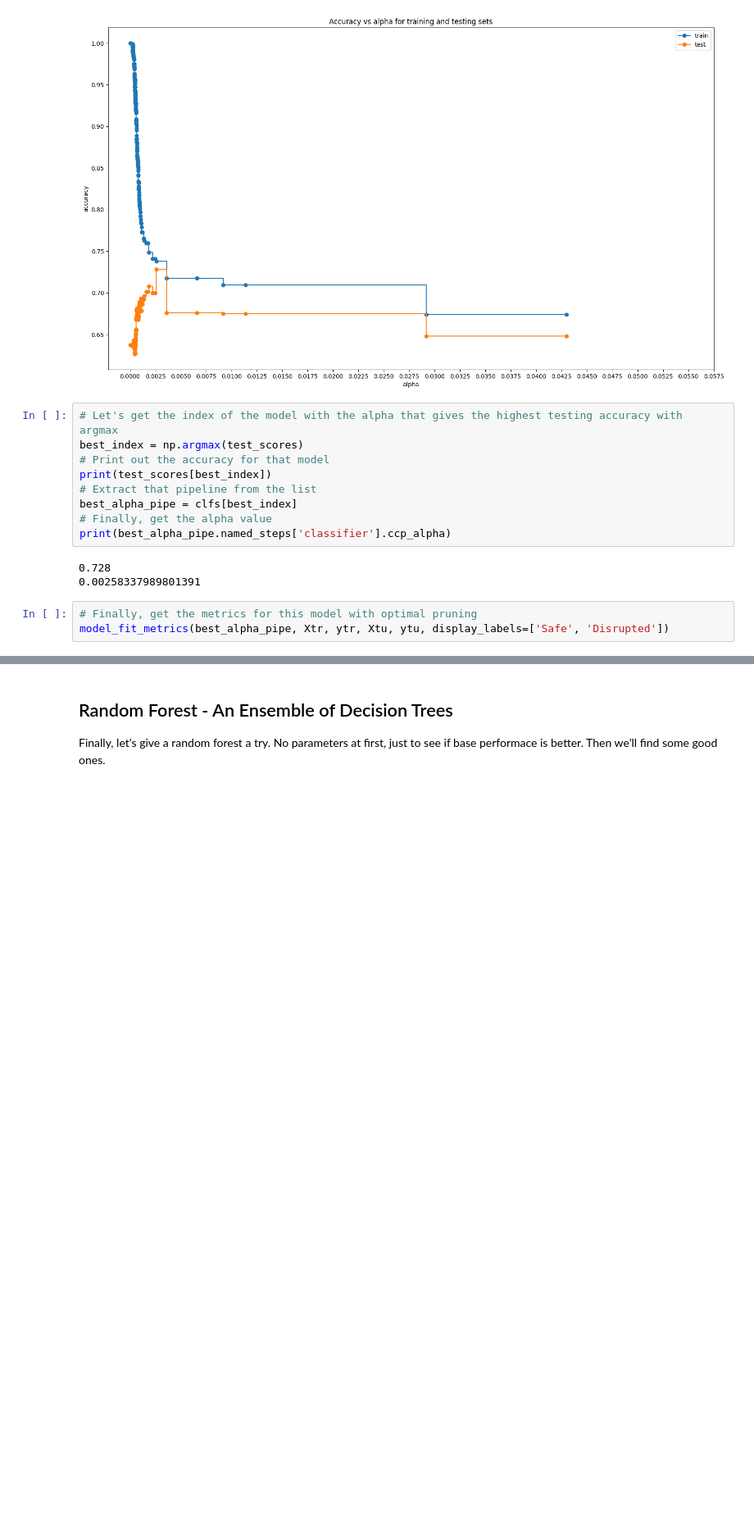
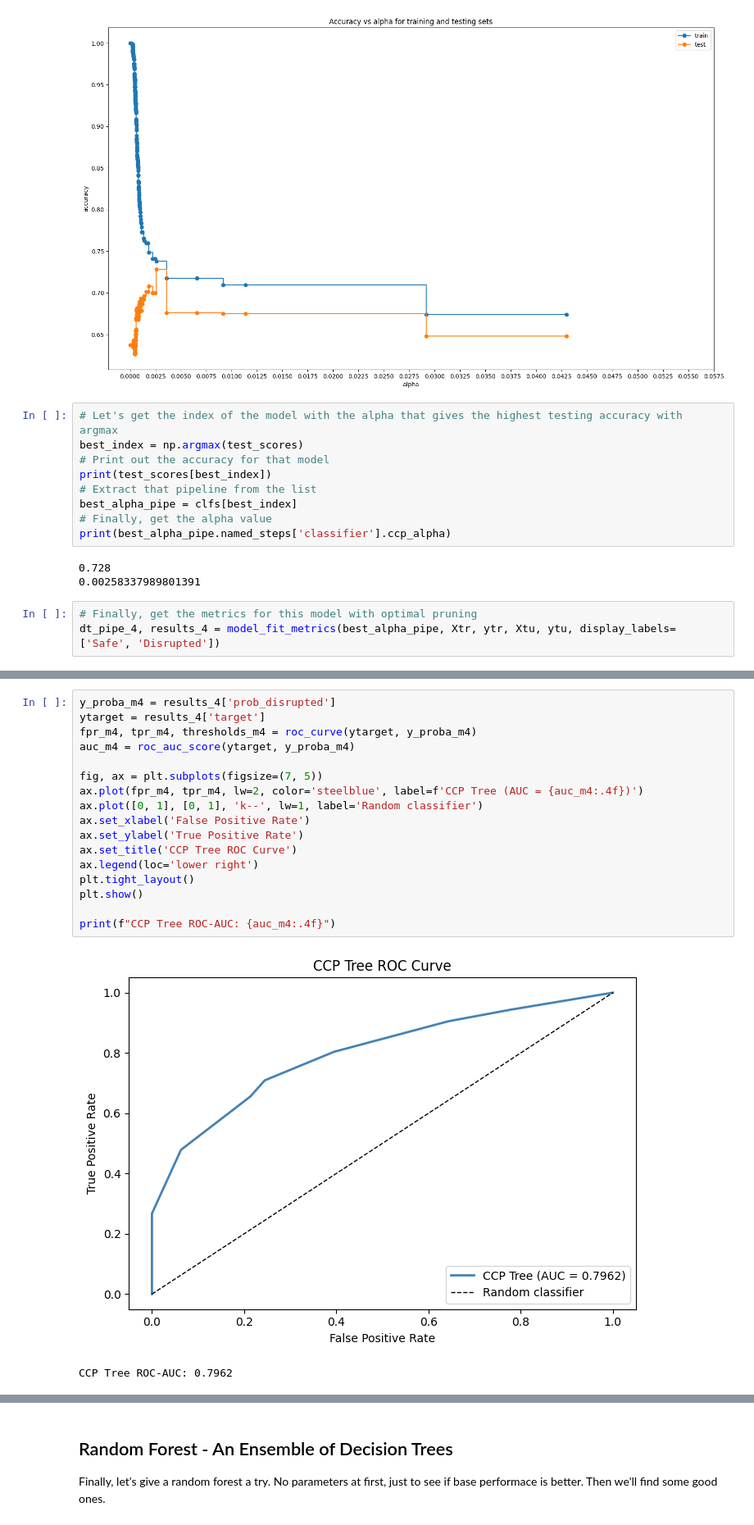
Before and after one commit to CB12354/DS3021-final, a Jupyter notebook: decision-tree.ipynb, the cells around one changed output, grey strips where cells are left out. Shown at 82% size. Saved outputs shown, nothing was run; the diff lists cells and outputs as text; blank space fills up the shorter version.

````diff
--- a/decision-tree.ipynb
+++ b/decision-tree.ipynb
@@ -566,7 +633,7 @@ print(best_alpha_pipe.named_steps['classifier'].ccp_alpha)
 0.00258337989801391
 # %%
 # Finally, get the metrics for this model with optimal pruning
-model_fit_metrics(best_alpha_pipe, Xtr, ytr, Xtu, ytu, display_labels=['Safe', 'Disrupted'])
+dt_pipe_4, results_4 = model_fit_metrics(best_alpha_pipe, Xtr, ytr, Xtu, ytu, display_labels=['Safe', 'Disrupted'])
 # %% [output]
 Training score: 0.738
 Tuning score: 0.728
@@ -598,4 +648,24 @@ weighted avg       0.72      0.73      0.73       750
 [figure]
+# %%
+y_proba_m4 = results_4['prob_disrupted']
+ytarget = results_4['target']
+fpr_m4, tpr_m4, thresholds_m4 = roc_curve(ytarget, y_proba_m4)
+auc_m4 = roc_auc_score(ytarget, y_proba_m4)
+
+fig, ax = plt.subplots(figsize=(7, 5))
+ax.plot(fpr_m4, tpr_m4, lw=2, color='steelblue', label=f'CCP Tree (AUC = {auc_m4:.4f})')
+ax.plot([0, 1], [0, 1], 'k--', lw=1, label='Random classifier')
+ax.set_xlabel('False Positive Rate')
+ax.set_ylabel('True Positive Rate')
+ax.set_title('CCP Tree ROC Curve')
+ax.legend(loc='lower right')
+plt.tight_layout()
+plt.show()
+
+print(f"CCP Tree ROC-AUC: {auc_m4:.4f}")
+# %% [output]
+[figure, added]
+CCP Tree ROC-AUC: 0.7962
 # %% [markdown]
 ### Grid search model's metrics:
 ```
````
Also changed, not shown: parts of 17 cells of this notebook.
